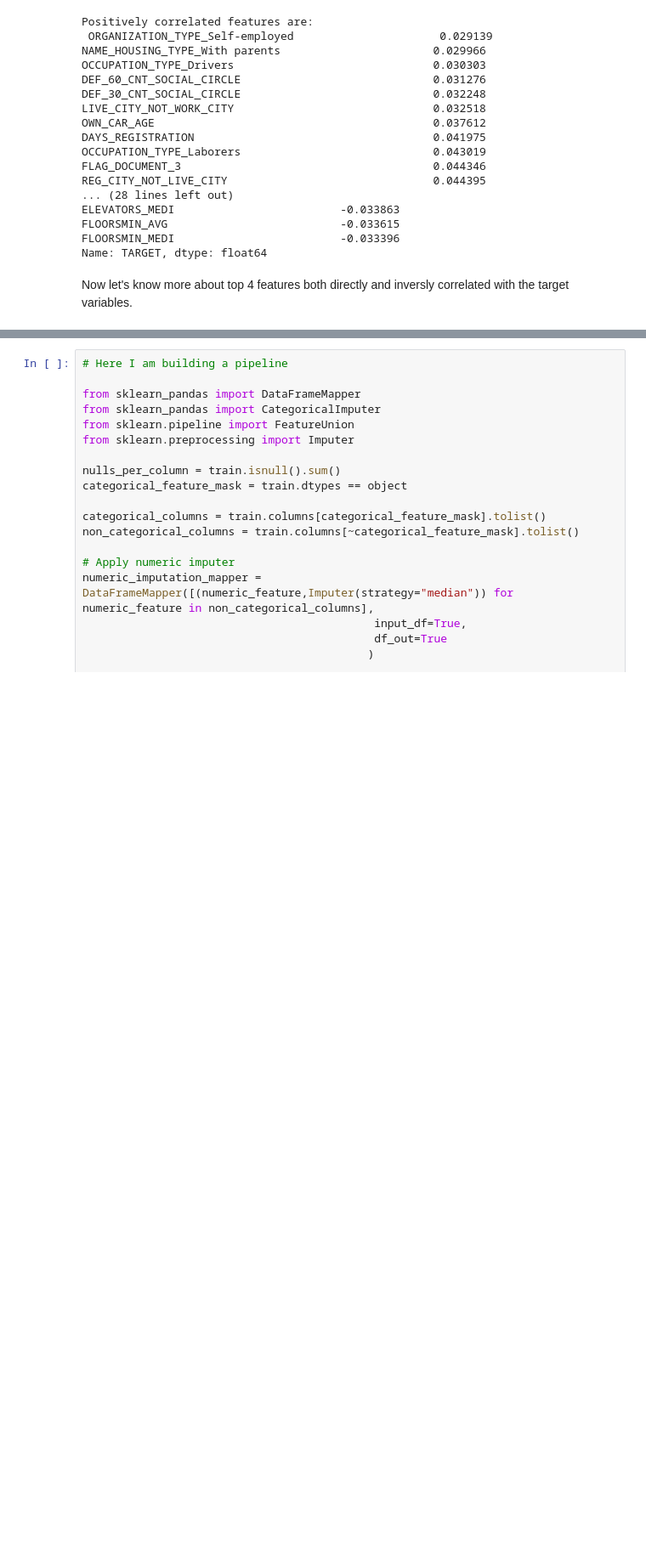
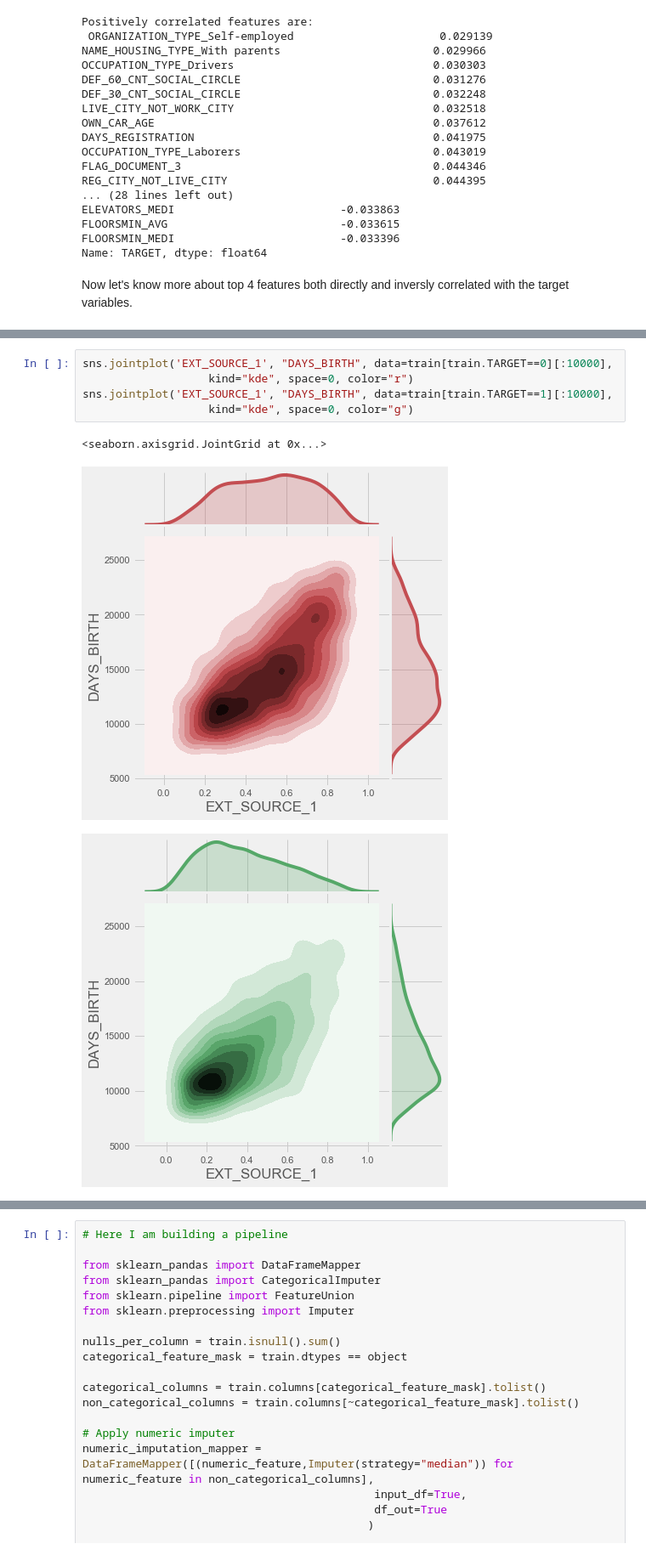
Before and after one commit to zahid1202/Credit_Default_Risk, a Jupyter notebook: CreditCardFraud.ipynb, the cells around one changed output, grey strips where cells are left out. Shown at 85% size. Saved outputs shown, nothing was run; the diff lists cells and outputs as text; blank space fills up the shorter version.

```diff
--- a/CreditCardFraud.ipynb
+++ b/CreditCardFraud.ipynb
@@ -442,0 +441,9 @@ g = g.plot_marginals(sns.kdeplot,color="r", shade=True)
+# %%
+sns.jointplot('EXT_SOURCE_1', "DAYS_BIRTH", data=train[train.TARGET==0][:10000],
+                   kind="kde", space=0, color="r")
+sns.jointplot('EXT_SOURCE_1', "DAYS_BIRTH", data=train[train.TARGET==1][:10000],
+                   kind="kde", space=0, color="g")
+# %% [output]
+<seaborn.axisgrid.JointGrid at 0x...>
+[figure, added]
+[figure, added]
```
Also changed, not shown: parts of 13 cells of this notebook.
